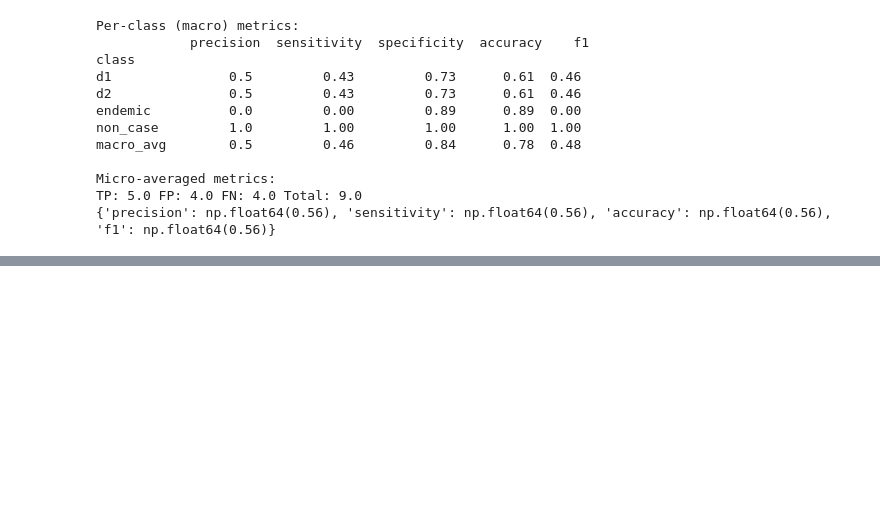
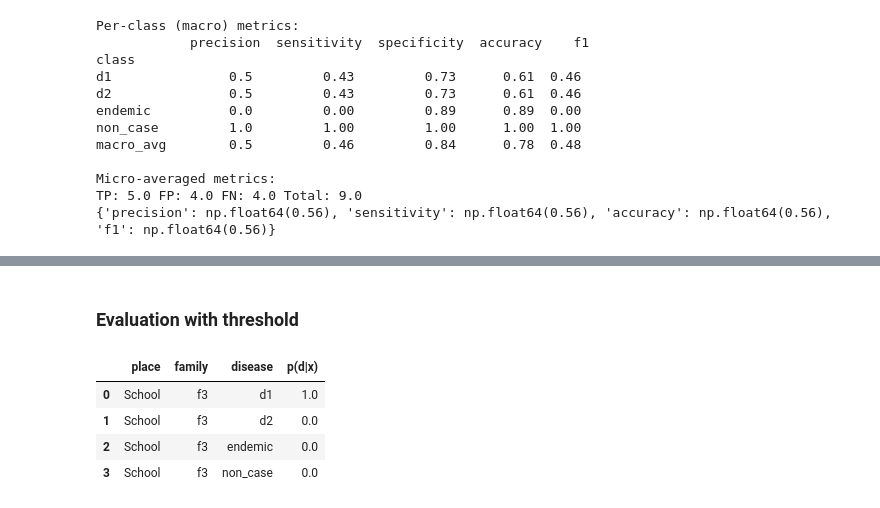
Before and after one commit to SahputraS/Outbreak-Simulation-and-Detection-Testing, a Jupyter notebook: Outbreak_Detection_Evaluation.ipynb, the cells around one changed output, grey strips where cells are left out. Drawn from its saved outputs; the diff is of its cells as text; code cells hidden in the pictures; blank space fills up the shorter version.

```diff
--- a/Outbreak_Detection_Evaluation.ipynb
+++ b/Outbreak_Detection_Evaluation.ipynb
@@ -421,0 +387,53 @@ Macro F1: 0.4807692307692308
+# %% [markdown]
+### Evaluation with threshold
+# %%
+def complete_data(df, x1, x2, label_col, val_col, fill_val=0, extra_labels=None):
+    """
+    Expands the DataFrame to all combinations of x1, x2, label_col,
+    filling missing value_col with fill_value (default=0).
+
+    INPUT
+    df : Input DataFrame
+    x1 : Column name of the first axis
+    x2 : Column name of the second axis
+    label_col : Name of the label column.
+    val_col : Name of the value column to fill.
+    fill_val: Value to fill for missing entries (default: 0).
+    """
+    # Take unique values from each axis and disease label
+    all_x1 = df[x1].unique()
+    all_x2 = df[x2].unique()
+    all_labels = df[label_col].unique()
+
+    if extra_labels is not None: # Added the endemic and non_case if not already exist in the data
+      all_labels = np.unique(np.concatenate([all_labels, np.array(extra_labels)]))
+
+    # Build full index
+    full_index = pd.MultiIndex.from_product([all_x1, all_x2, all_labels], names=[x1, x2, label_col])
+    full_grid = full_index.to_frame(index=False)
+
+
+    merged = pd.merge(
+        full_grid,
+        df[[x1, x2, label_col, val_col]],
+        on=[x1, x2, label_col],
+        how='left'
+    )
+
+    # Fill the missing values with 0
+    original_dtype = df[val_col].dtype
+    merged[val_col] = merged[val_col].fillna(fill_val).astype(original_dtype)
+
+    merged = merged.drop_duplicates()
+
+    return merged
+# %%
+# Suppose your DataFrame is 'cases' with columns 'x1', 'x2', 'data_label', 'value'
+truth_com = complete_data(truth, x1='place', x2='family', label_col='disease', val_col='p(d|x)', extra_labels=['endemic', 'non_case'])
+truth_com.head(4)
+# %% [output]
+|  | place | family | disease | p(d|x) |
+| 0 | School | f3 | d1 | 1.0 |
+| 1 | School | f3 | d2 | 0.0 |
+| 2 | School | f3 | endemic | 0.0 |
+| 3 | School | f3 | non_case | 0.0 |
```
Also changed, not shown: parts of 18 cells of this notebook.
